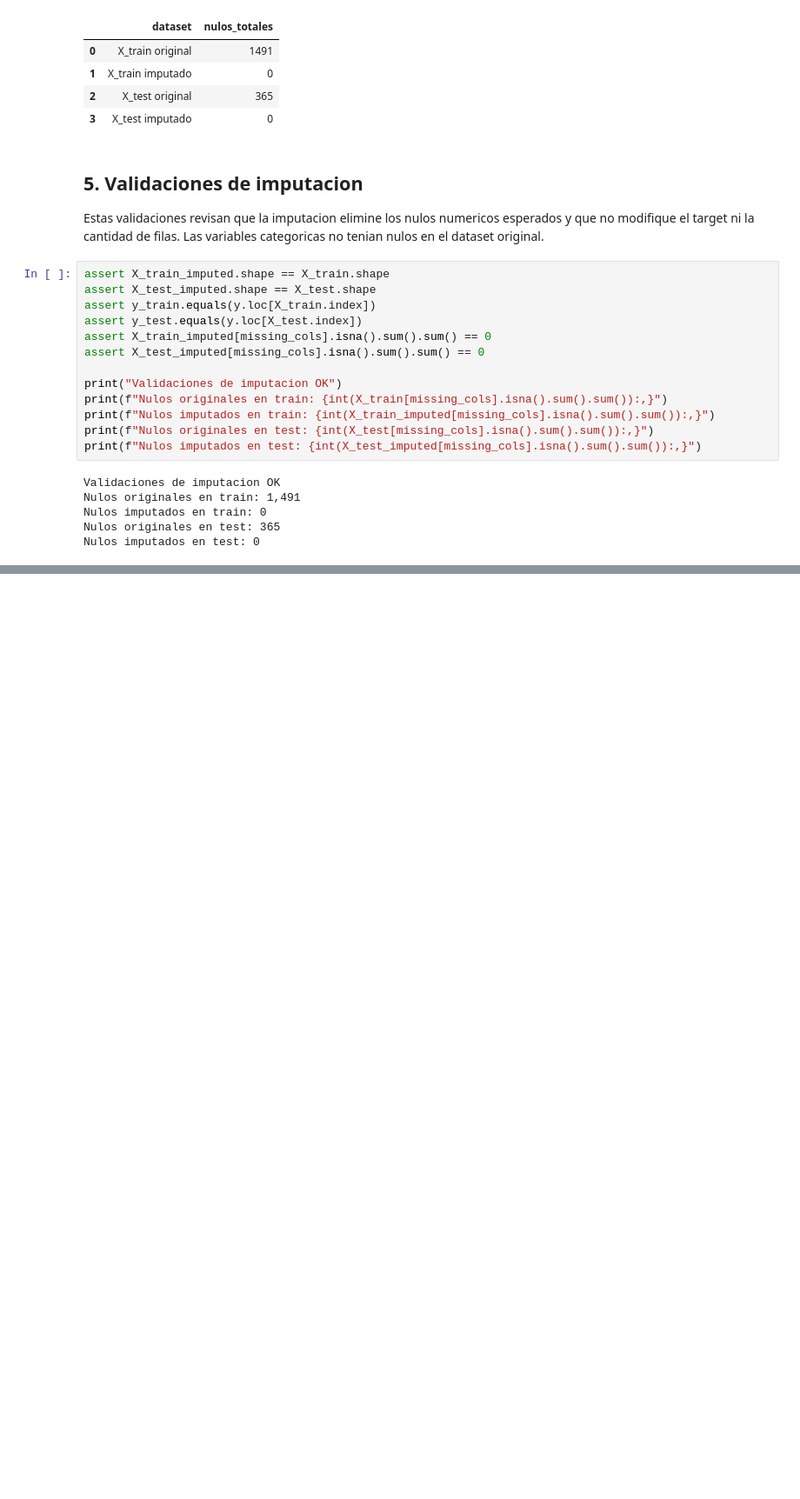
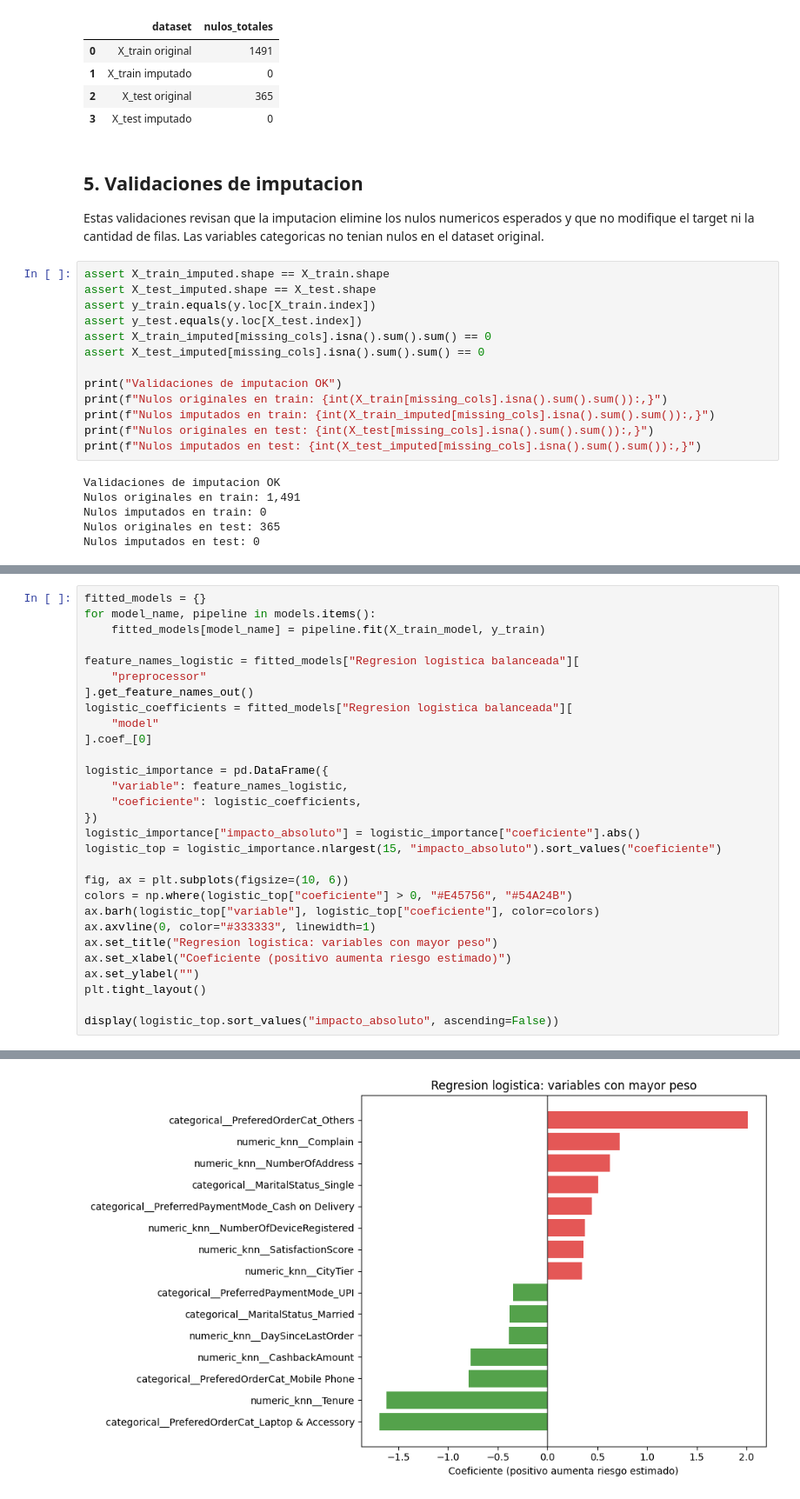
Before and after one commit to FelipeTamaki/TP_IA_aplicada_a_negocios_churn_Grupo1, a Jupyter notebook: Modelo.ipynb, the cells around one changed output, grey strips where cells are left out. Shown at 87% size. Saved outputs shown, nothing was run; the diff lists cells and outputs as text; blank space fills up the shorter version.

```diff
--- a/Modelo.ipynb
+++ b/Modelo.ipynb
@@ -362,0 +698,30 @@ Decision pendiente antes de entrenar: confirmar si `Complain` y `DaySinceLastOrd
+# %%
+fitted_models = {}
+for model_name, pipeline in models.items():
+    fitted_models[model_name] = pipeline.fit(X_train_model, y_train)
+
+feature_names_logistic = fitted_models["Regresion logistica balanceada"][
+    "preprocessor"
+].get_feature_names_out()
+logistic_coefficients = fitted_models["Regresion logistica balanceada"][
+    "model"
+].coef_[0]
+
+logistic_importance = pd.DataFrame({
+    "variable": feature_names_logistic,
+    "coeficiente": logistic_coefficients,
+})
+logistic_importance["impacto_absoluto"] = logistic_importance["coeficiente"].abs()
+logistic_top = logistic_importance.nlargest(15, "impacto_absoluto").sort_values("coeficiente")
+
+fig, ax = plt.subplots(figsize=(10, 6))
+colors = np.where(logistic_top["coeficiente"] > 0, "#E45756", "#54A24B")
+ax.barh(logistic_top["variable"], logistic_top["coeficiente"], color=colors)
+ax.axvline(0, color="#333333", linewidth=1)
+ax.set_title("Regresion logistica: variables con mayor peso")
+ax.set_xlabel("Coeficiente (positivo aumenta riesgo estimado)")
+ax.set_ylabel("")
+plt.tight_layout()
+
+display(logistic_top.sort_values("impacto_absoluto", ascending=False))
+# %% [output]
@@ -362,0 +744 @@ Decision pendiente antes de entrenar: confirmar si `Complain` y `DaySinceLastOrd
+[figure, added]
```
Also changed, not shown: parts of 24 cells of this notebook, 18 other files.
